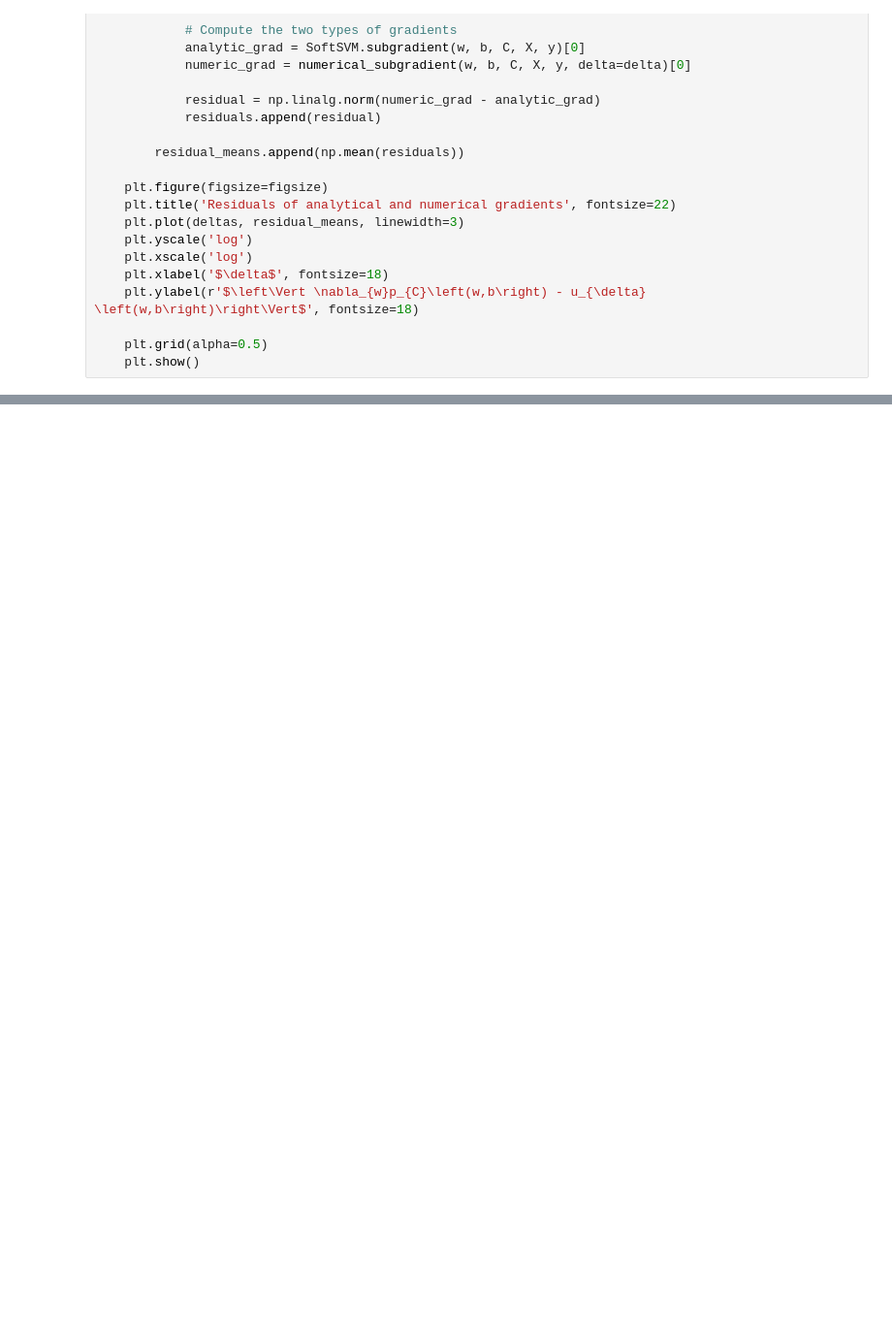
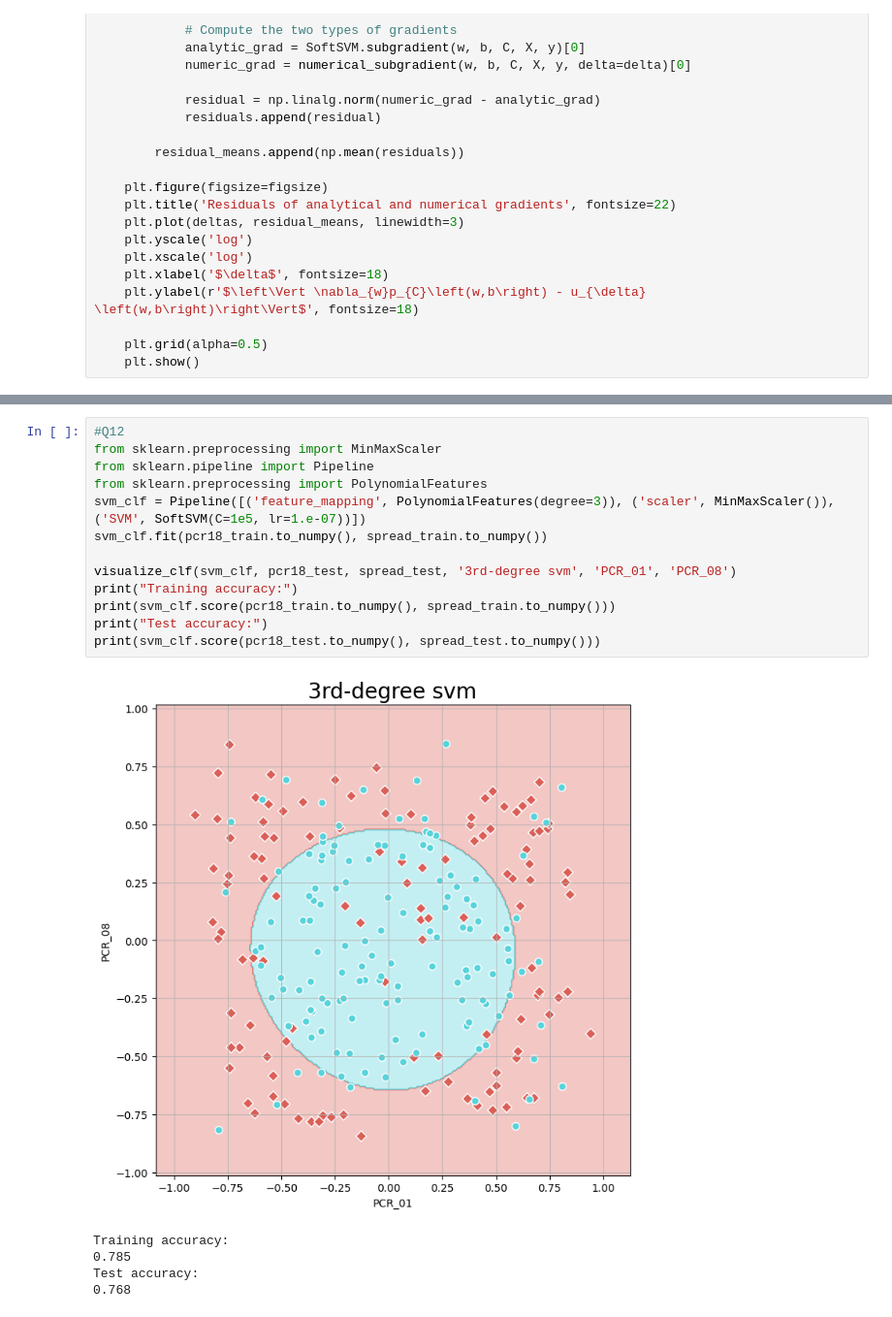
Before and after one commit to LocalTed/lomdot2, a Jupyter notebook: HW1_template.ipynb, the cells around one changed output, grey strips where cells are left out. Shown at 97% size. Drawn from its saved outputs; the diff is of its cells as text; blank space fills up the shorter version.

```diff
--- a/HW1_template.ipynb
+++ b/HW1_template.ipynb
@@ -364,0 +369,19 @@ for lr in np.logspace(-11, -3, 5):
+# %%
+#Q12
+from sklearn.preprocessing import MinMaxScaler
+from sklearn.pipeline import Pipeline
+from sklearn.preprocessing import PolynomialFeatures
+svm_clf = Pipeline([('feature_mapping', PolynomialFeatures(degree=3)), ('scaler', MinMaxScaler()), ('SVM', SoftSVM(C=1e5, lr=1.e-07))])
+svm_clf.fit(pcr18_train.to_numpy(), spread_train.to_numpy())
+
+visualize_clf(svm_clf, pcr18_test, spread_test, '3rd-degree svm', 'PCR_01', 'PCR_08')
+print("Training accuracy:")
+print(svm_clf.score(pcr18_train.to_numpy(), spread_train.to_numpy()))
+print("Test accuracy:")
+print(svm_clf.score(pcr18_test.to_numpy(), spread_test.to_numpy()))
+# %% [output]
+[figure, added]
+Training accuracy:
+0.785
+Test accuracy:
+0.768
```
Also changed, not shown: parts of 3 cells of this notebook.
